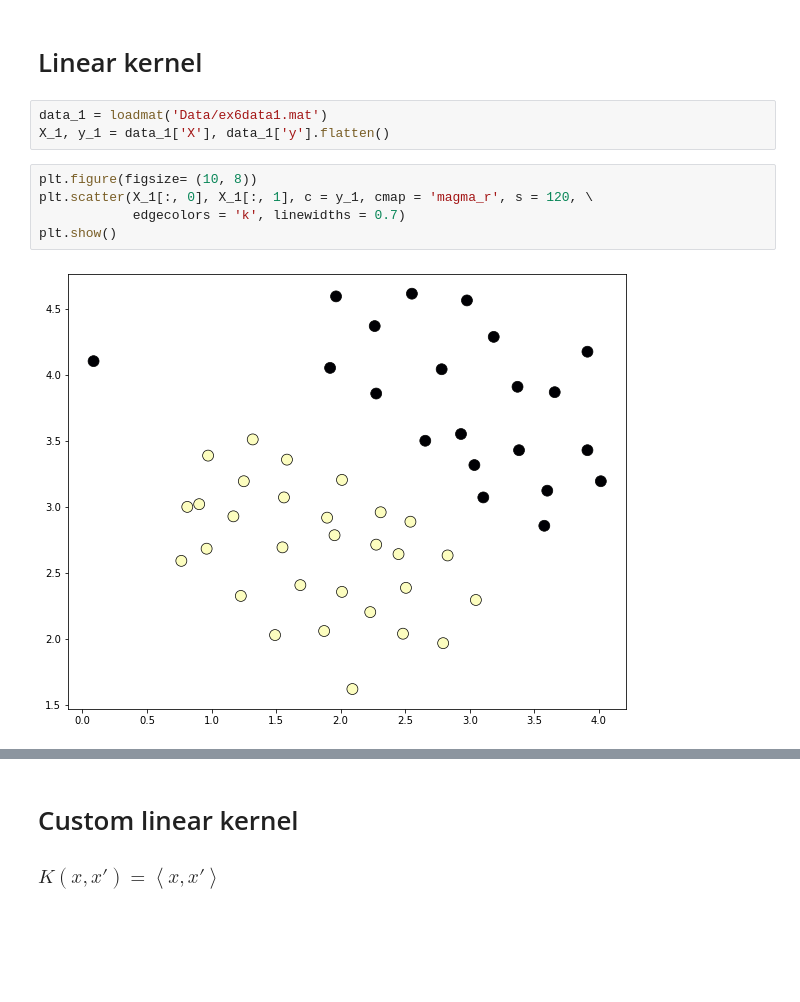
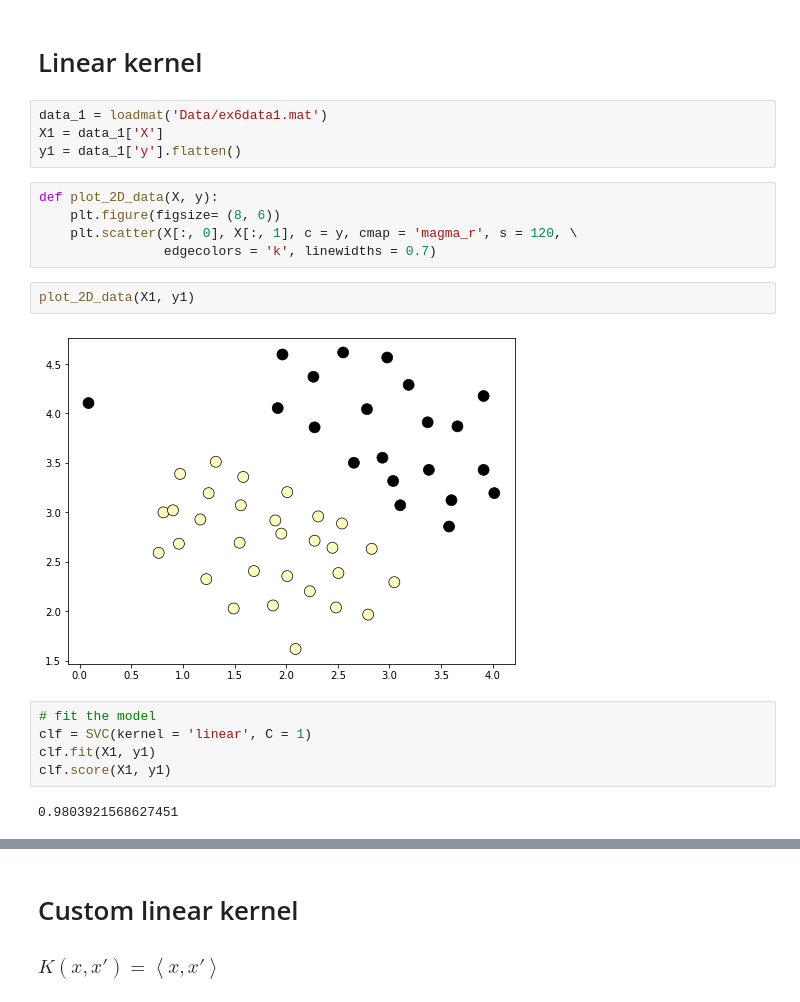
Before and after one commit to roshankoirala/Machine_learning-, a Jupyter notebook: 08. Support Vector Machine.ipynb, the cells around one changed output, grey strips where cells are left out. Cells and saved outputs as stored; diff of their text form; blank space fills up the shorter version.

```diff
--- a/08. Support Vector Machine.ipynb
+++ b/08. Support Vector Machine.ipynb
@@ -9,12 +9,22 @@ from sklearn.svm import SVC
 # Linear kernel
 # %%
 data_1 = loadmat('Data/ex6data1.mat')
-X_1, y_1 = data_1['X'], data_1['y'].flatten()
+X1 = data_1['X']
+y1 = data_1['y'].flatten()
 # %%
-plt.figure(figsize= (10, 8))
-plt.scatter(X_1[:, 0], X_1[:, 1], c = y_1, cmap = 'magma_r', s = 120, \
-            edgecolors = 'k', linewidths = 0.7)
-plt.show()
+def plot_2D_data(X, y):
+    plt.figure(figsize= (8, 6))
+    plt.scatter(X[:, 0], X[:, 1], c = y, cmap = 'magma_r', s = 120, \
+                edgecolors = 'k', linewidths = 0.7)
-# %% [output]
-[figure, removed]
+# %%
+plot_2D_data(X1, y1)
+# %% [output]
+[figure, added]
+# %%
+# fit the model
+clf = SVC(kernel = 'linear', C = 1)
+clf.fit(X1, y1)
+clf.score(X1, y1)
+# %% [output]
+0.9803921568627451
 # %%
```
Also changed, not shown: parts of 28 cells of this notebook.
